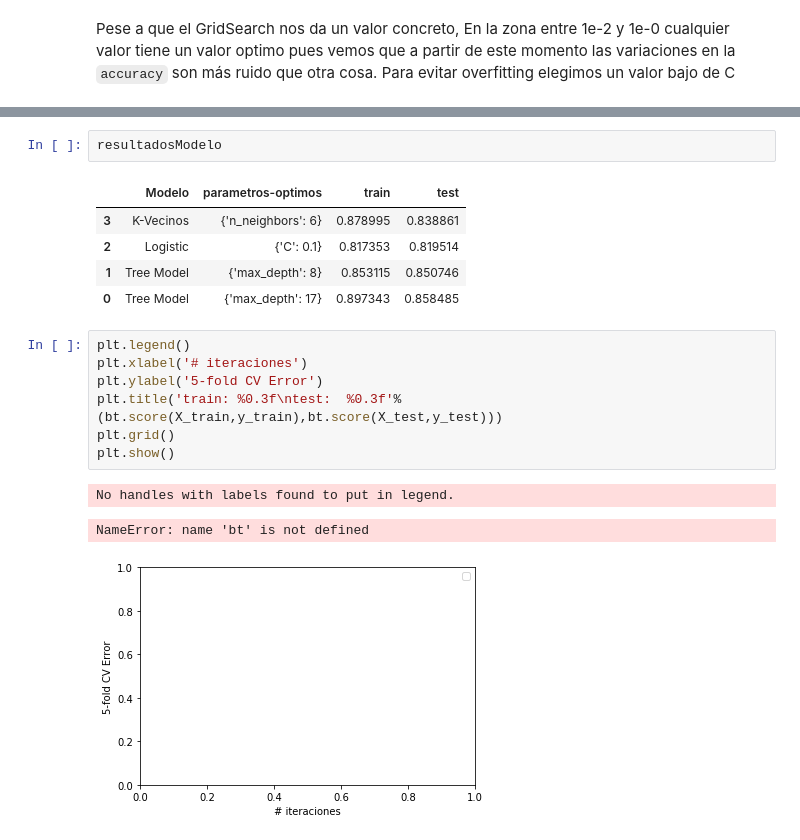
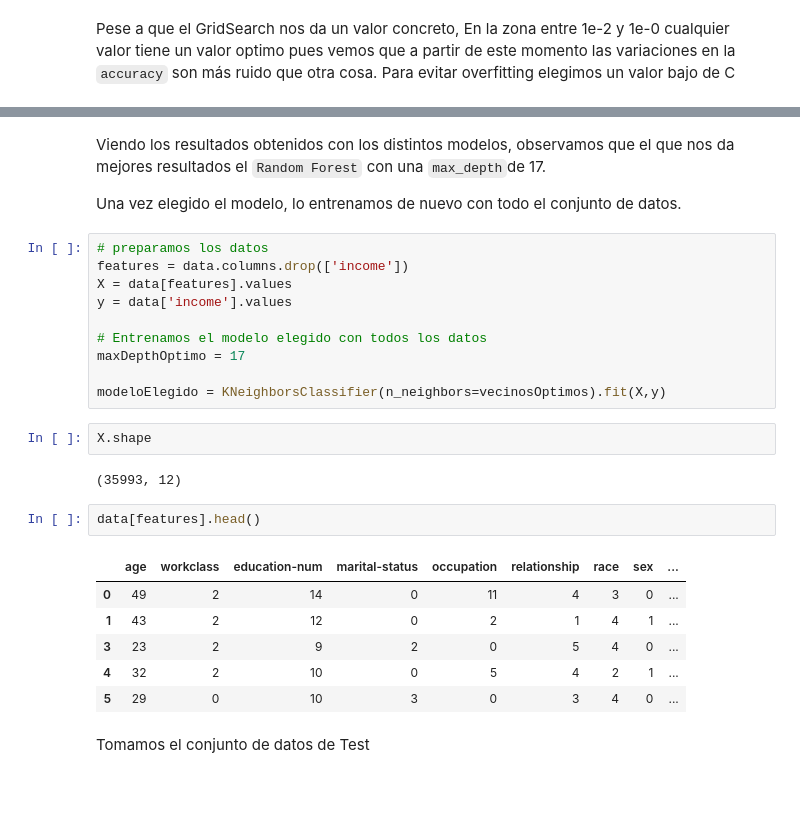
Before and after one commit to unaiherran/mod-machine-learning, a Jupyter notebook: census_clasificacion.ipynb, the cells around one changed output, grey strips where cells are left out. Saved outputs shown, nothing was run; the diff lists cells and outputs as text; blank space fills up the shorter version.

```diff
--- a/census_clasificacion.ipynb
+++ b/census_clasificacion.ipynb
@@ -662,19 +748,29 @@ Hola 2019-06-02 07:54:42.350905
-# %%
-resultadosModelo
-# %% [output]
-|  | Modelo | parametros-optimos | train | test |
-| 3 | K-Vecinos | {'n_neighbors': 6} | 0.878995 | 0.838861 |
-| 2 | Logistic | {'C': 0.1} | 0.817353 | 0.819514 |
-| 1 | Tree Model | {'max_depth': 8} | 0.853115 | 0.850746 |
-| 0 | Tree Model | {'max_depth': 17} | 0.897343 | 0.858485 |
-# %%
-plt.legend()
-plt.xlabel('# iteraciones')
-plt.ylabel('5-fold CV Error')
-plt.title('train: %0.3f\ntest:  %0.3f'%(bt.score(X_train,y_train),bt.score(X_test,y_test)))
-plt.grid()
-plt.show()
-# %% [output]
-No handles with labels found to put in legend.
-NameError: name 'bt' is not defined
-[figure, removed]
+# %% [markdown]
+Viendo los resultados obtenidos con los distintos modelos, observamos que el que nos da mejores resultados el `Random Forest` con una `max_depth`de 17.
+
+Una vez elegido el modelo, lo entrenamos de nuevo con todo el conjunto de datos.
+# %%
+# preparamos los datos
+features = data.columns.drop(['income'])
+X = data[features].values
+y = data['income'].values
+
+# Entrenamos el modelo elegido con todos los datos
+maxDepthOptimo = 17
+
+modeloElegido = KNeighborsClassifier(n_neighbors=vecinosOptimos).fit(X,y)
+# %%
+X.shape
+# %% [output]
+(35993, 12)
+# %%
+data[features].head()
+# %% [output]
+|  | age | workclass | education-num | marital-status | occupation | relationship | race | sex | ... |
+| 0 | 49 | 2 | 14 | 0 | 11 | 4 | 3 | 0 | ... |
+| 1 | 43 | 2 | 12 | 0 | 2 | 1 | 4 | 1 | ... |
+| 3 | 23 | 2 | 9 | 2 | 0 | 5 | 4 | 0 | ... |
+| 4 | 32 | 2 | 10 | 0 | 5 | 4 | 2 | 1 | ... |
+| 5 | 29 | 0 | 10 | 3 | 0 | 3 | 4 | 0 | ... |
+# %% [markdown]
+Tomamos el conjunto de datos de Test
```
Also changed, not shown: parts of 79 cells of this notebook, 1 other file.
